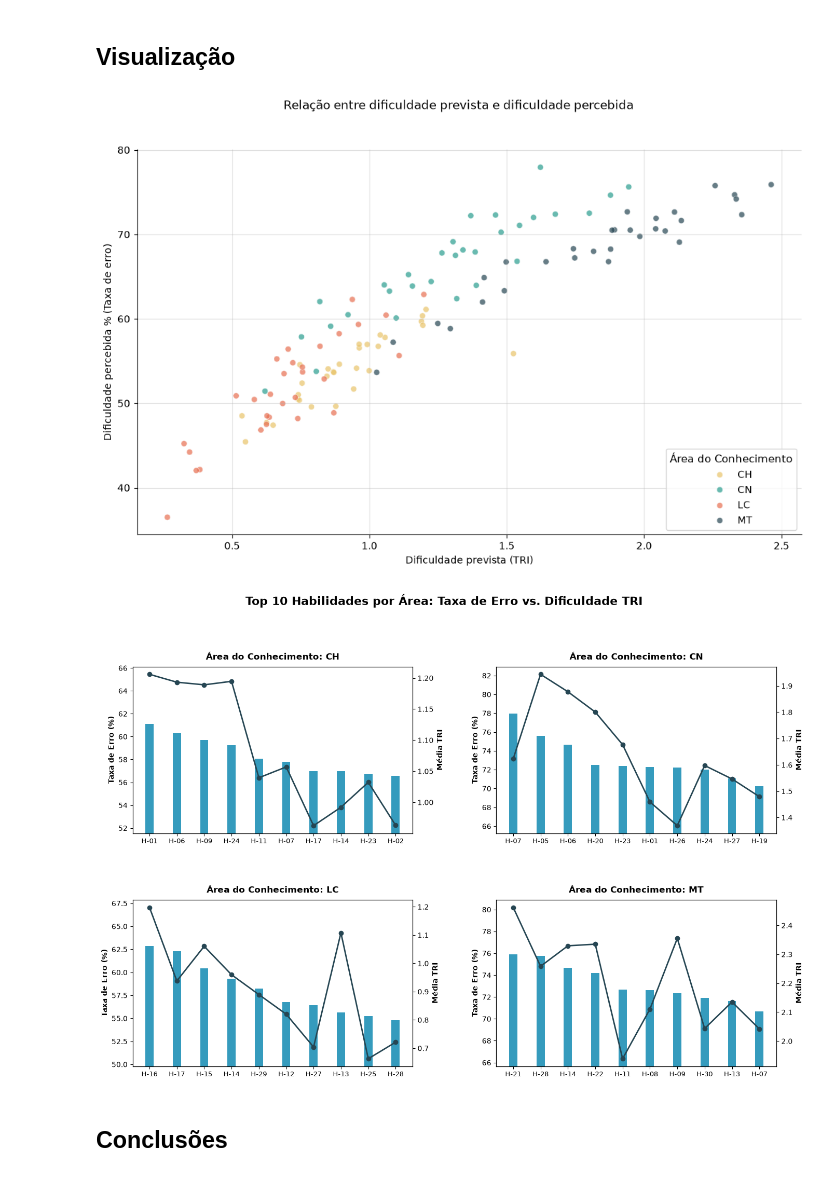
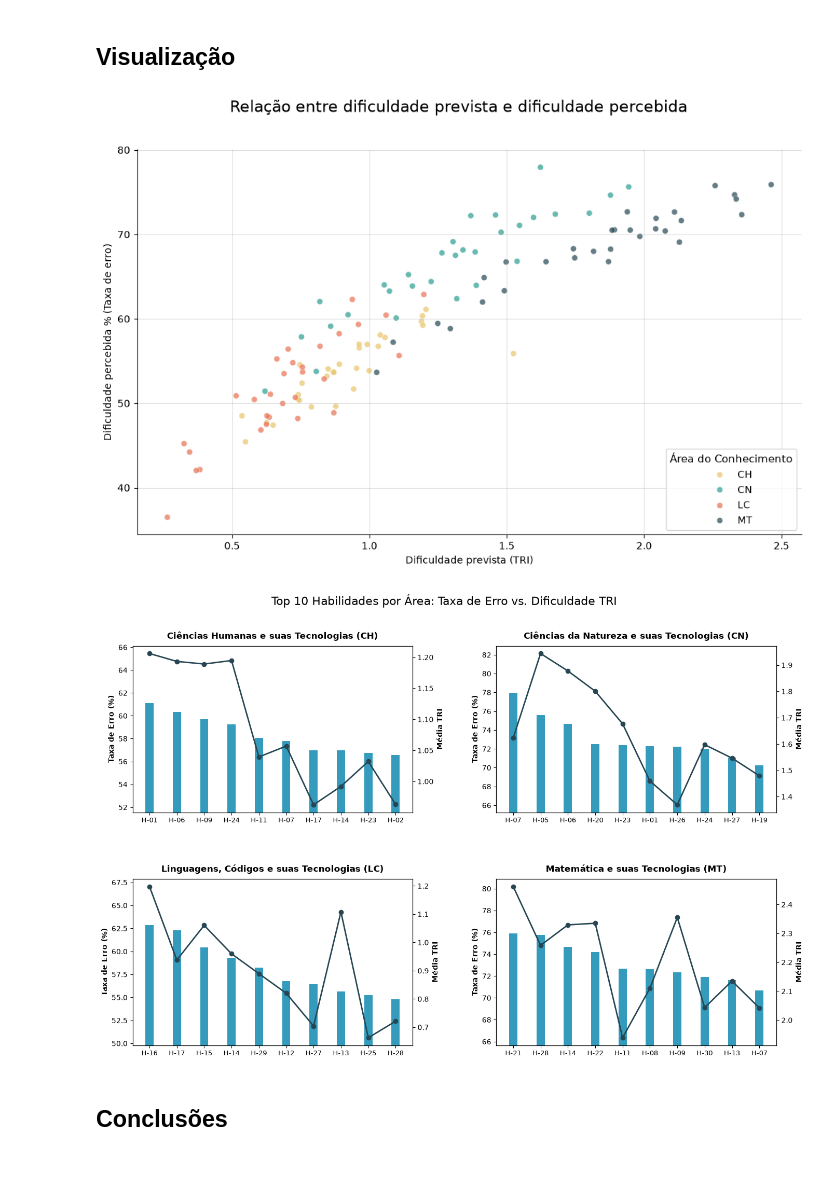
Before and after one commit to mviniciusc/analise_questoes_enem, a Jupyter notebook: notebooks/dificuldade.ipynb, the cells around one changed output. Cells and saved outputs as stored; diff of their text form; code cells hidden in the pictures.

Commit message:
Corrigidos títulos dos gráficos. Corrigidos erros de digitação nas conclusões das análises.

```diff
--- a/notebooks/dificuldade.ipynb
+++ b/notebooks/dificuldade.ipynb
@@ -86,7 +86,7 @@ ax = sns.scatterplot(
 )
 
 # títulos
-fig.suptitle('Relação entre dificuldade prevista e dificuldade percebida')
+fig.suptitle('Relação entre dificuldade prevista e dificuldade percebida', fontsize=16)
 plt.xlabel('Dificuldade prevista (TRI)')
 plt.ylabel('Dificuldade percebida % (Taxa de erro)')
 
@@ -110,7 +110,7 @@ plt.savefig('../graficos/dificuldade_dispersao.png', dpi=300)
 
 plt.show()
 # %% [output]
-[figure, old version]
+[figure, new version]
 # %%
 import numpy as np
 
@@ -120,6 +120,14 @@ sg_areas = df['Area'].unique()
 # Criar a moldura de uma figura 2x2
 fig, axes = plt.subplots(2, 2, figsize=(16, 10), gridspec_kw={'wspace': 0.3, 'hspace': 0.4}) # gridspec afasta um pouco os gráficos um do outro
 axes = axes.flatten()  # Transforma a matriz 2x2 em uma lista para facilitar o loop
+
+#títulos das áreas
+titulos_areas = [
+    "Ciências Humanas e suas Tecnologias (CH)",
+    "Ciências da Natureza e suas Tecnologias (CN)",
+    "Linguagens, Códigos e suas Tecnologias (LC)",
+    "Matemática e suas Tecnologias (MT)"
+]
 
 # Cores
 cor_barra = '#118AB2'
@@ -155,36 +163,36 @@ for i, area in enumerate(sg_areas):
     # Zoom dinâmico para destacar a diferença entre as barras
     ymin_barra = max(0, df_top10['Taxa média de erro'].min() - 5)
     ymax_barra = min(100, df_top10['Taxa média de erro'].max() + 5)
     ax1.set_ylim(ymin_barra, ymax_barra) # aplica tamanhos mínimo e máximo para cada barra
 
     # Eixo y direito (média TRI)
     ax2 = ax1.twinx()  # para colocar na mesma "posição" do gráfico acima
 
     ax2.plot(
         x_indexes,
         df_top10['Dificuldade média TRI'],
         color=cor_linha,
         marker='o',
         linewidth=2,
         markersize=6
     )
     ax2.set_ylabel('Média TRI', fontsize=10, fontweight='bold')
     ax2.tick_params(axis='y')
     ax2.grid(False)
 
     # Título do painel individual
-    ax1.set_title(f'Área do Conhecimento: {area}', fontsize=12, fontweight='bold', pad=10)
+    ax1.set_title(titulos_areas[i], fontsize=12, fontweight='bold', pad=10)
 
 # Ajustes finais de layout global
-plt.suptitle('Top 10 Habilidades por Área: Taxa de Erro vs. Dificuldade TRI', fontsize=16, fontweight='bold', y=1.02)
+plt.suptitle('Top 10 Habilidades por Área: Taxa de Erro vs. Dificuldade TRI', fontsize=16)
 plt.tight_layout()
 
 # Exportando o gráfico final em alta resolução
 plt.savefig('../graficos/dificuldade_top10.png', dpi=300)
 
 plt.show()
 # %% [output]
-[figure, old version]
+[figure, new version]
 # %% [markdown]
 ## Conclusões
 # %% [markdown]
```
Also changed, not shown: parts of 2 cells of this notebook, 8 other files.
